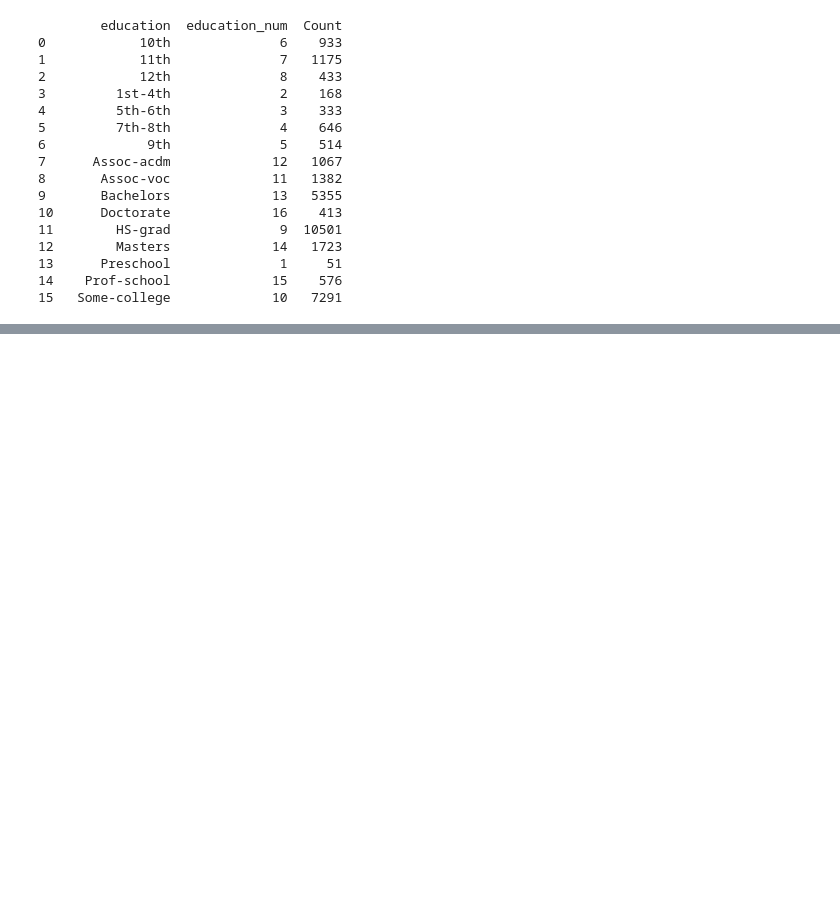
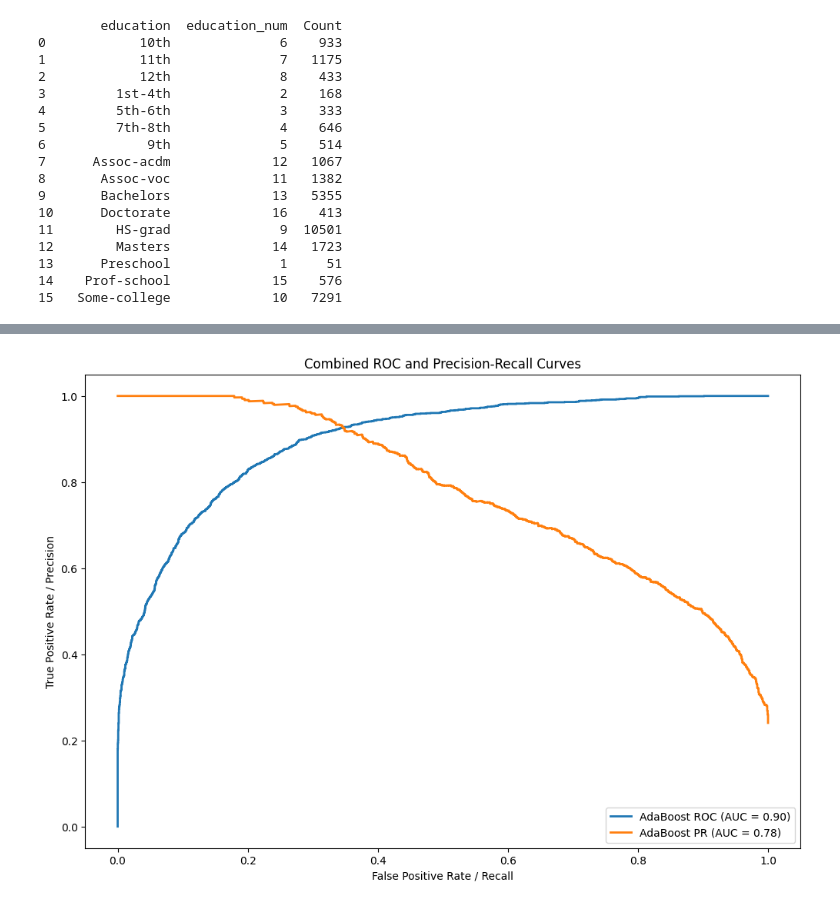
Before and after one commit to SamuelSonnenwald/GuteGruppeML, a Jupyter notebook: ML Group 2/ps_adaboost.ipynb, the cells around one changed output, grey strips where cells are left out. Cells and saved outputs as stored; diff of their text form; code cells hidden in the pictures; blank space fills up the shorter version.

```diff
--- a/ML Group 2/ps_adaboost.ipynb
+++ b/ML Group 2/ps_adaboost.ipynb
@@ -365,0 +588,31 @@ AUC: 0.7614933915932398
+# %%
+def plot_roc_pr_curves(y_true, estimator_predictions, fitted_estimators, classifier_names):
+    plt.figure(figsize=(12, 8))
+
+    for estimator, classifier_name, predictions in zip(fitted_estimators, classifier_names, estimator_predictions):
+        # Use predict_proba to get the predicted probabilities
+        y_pred_proba = estimator.predict_proba(data_test)
+
+        # ROC Curve
+        fpr, tpr, _ = roc_curve(y_true, y_pred_proba[:, 1])
+        roc_auc = roc_auc_score(y_true, y_pred_proba[:, 1])
+
+        # Precision-Recall Curve
+        precision, recall, _ = precision_recall_curve(y_true, y_pred_proba[:, 1])
+        pr_auc = auc(recall, precision)
+
+        # Plot ROC Curve
+        plt.plot(fpr, tpr, lw=2, label=f'{classifier_name} ROC (AUC = {roc_auc:.2f})')
+
+        # Plot Precision-Recall Curve
+        plt.plot(recall, precision, lw=2, label=f'{classifier_name} PR (AUC = {pr_auc:.2f})')
+
+    plt.xlabel('False Positive Rate / Recall')
+    plt.ylabel('True Positive Rate / Precision')
+    plt.title('Combined ROC and Precision-Recall Curves')
+    plt.legend(loc='lower right')
+    plt.show()
+# %%
+plot_roc_pr_curves(target_test, estimator_predictions, estimator_list, names)
+# %% [output]
+[figure, added]
```
Also changed, not shown: parts of 10 cells of this notebook.
